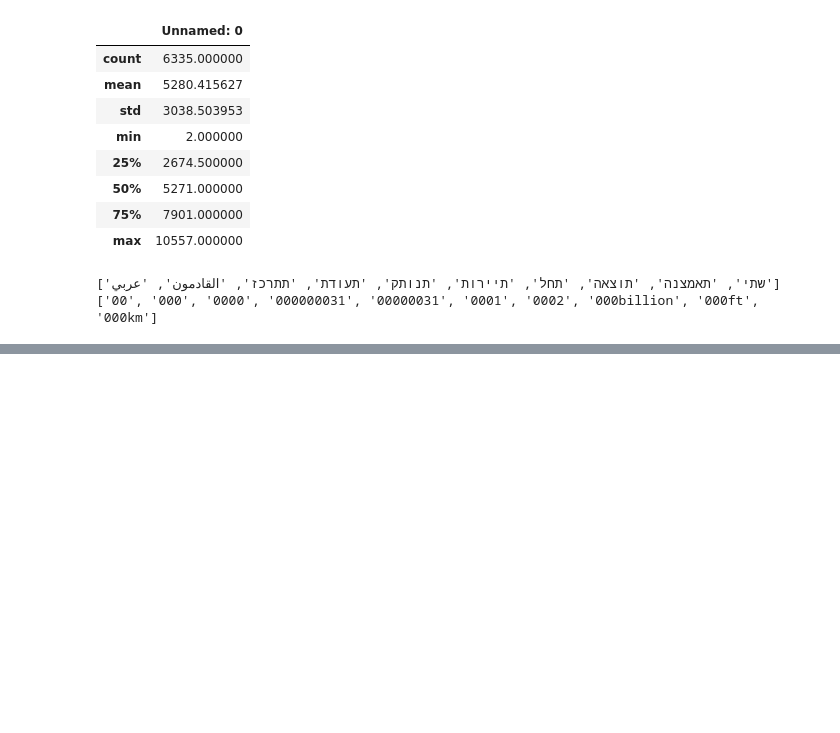
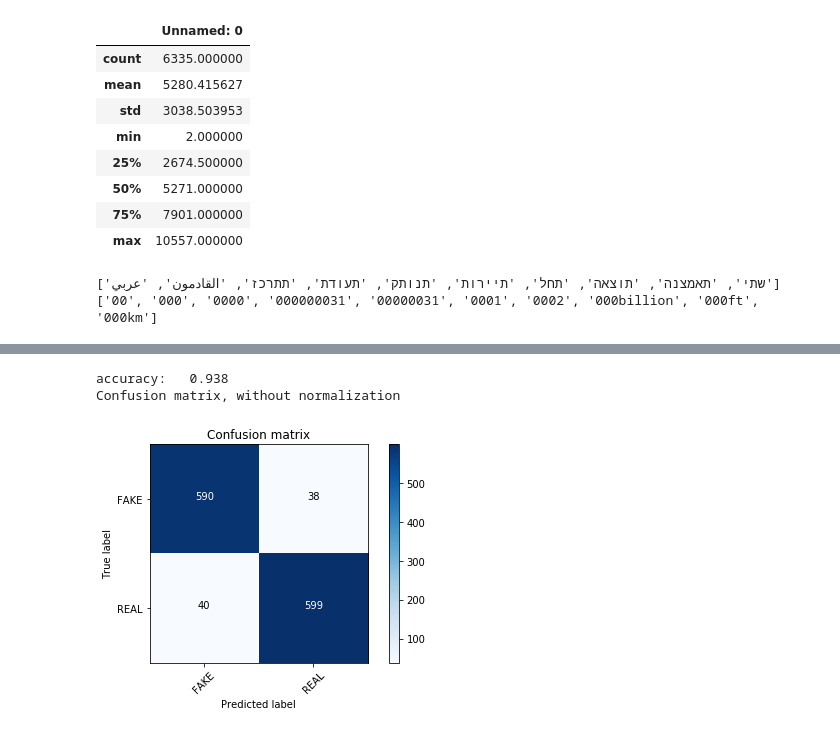
Before and after one commit to HvyD/Fake-News-Detector, a Jupyter notebook: Fake News Detector.ipynb, the cells around one changed output, grey strips where cells are left out. Cells and saved outputs as stored; diff of their text form; code cells hidden in the pictures; blank space fills up the shorter version.

```diff
--- a/Fake News Detector.ipynb
+++ b/Fake News Detector.ipynb
@@ -8,14 +19,8 @@ import matplotlib.pyplot as plt
 # %%
 # Import `fake_or_real_news.csv`
-df = pd.read_csv('data/fake_or_real_news.csv')
-#df = pd.read_csv("https://s3.amazonaws.com/assets.datacamp.com/blog_assets/fake_or_real_news.csv")
-
-# Inspect shape of `df`
-
+#df = pd.read_csv('data/fake_or_real_news.csv')
+df = pd.read_csv("https://s3.amazonaws.com/assets.datacamp.com/blog_assets/fake_or_real_news.csv")
 df.shape
-
-# Print first lines of `df`
-
 df.head()
 # %% [output]
 |  | Unnamed: 0 | title | text | label |
@@ -148,10 +185,14 @@ linear_clf = PassiveAggressiveClassifier(n_iter=50)
 # %%
 linear_clf.fit(tfidf_train, y_train)
 pred = linear_clf.predict(tfidf_test)
 score = metrics.accuracy_score(y_test, pred)
 print("accuracy:   %0.3f" % score)
 cm = metrics.confusion_matrix(y_test, pred, labels=['FAKE', 'REAL'])
-plot_confusion_matrix(cm, classes=['FAKE', 'REAL']
+plot_confusion_matrix(cm, classes=['FAKE', 'REAL'])
+# %% [output]
+accuracy:   0.938
+Confusion matrix, without normalization
+[figure, added]
 # %%
 clf = MultinomialNB(alpha=0.1)
 # %%
```
Also changed, not shown: parts of 17 cells of this notebook.
